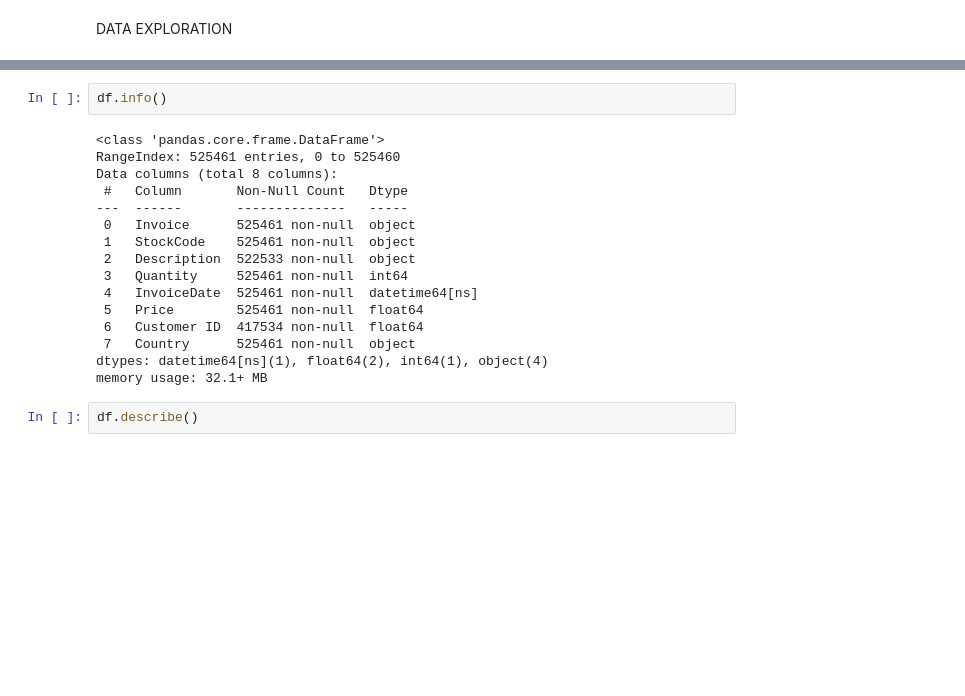
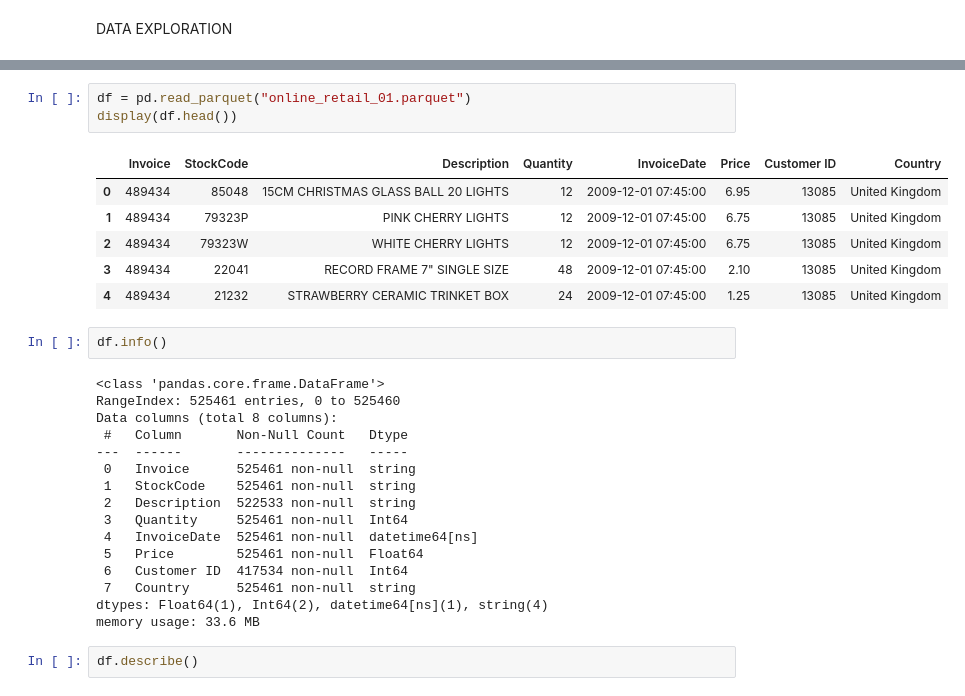
Before and after one commit to Subham-Panwar/Kmeans_clustering_project, a Jupyter notebook: main.ipynb, the cells around one changed output, grey strips where cells are left out. Cells and saved outputs as stored; diff of their text form; blank space fills up the shorter version.

```diff
--- a/main.ipynb
+++ b/main.ipynb
@@ -31,3 +45,13 @@ df.head(10)
+# %%
+df = pd.read_parquet("online_retail_01.parquet")
+display(df.head())
+# %% [output]
+|  | Invoice | StockCode | Description | Quantity | InvoiceDate | Price | Customer ID | Country |
+| 0 | 489434 | 85048 | 15CM CHRISTMAS GLASS BALL 20 LIGHTS | 12 | 2009-12-01 07:45:00 | 6.95 | 13085 | United Kingdom |
+| 1 | 489434 | 79323P | PINK CHERRY LIGHTS | 12 | 2009-12-01 07:45:00 | 6.75 | 13085 | United Kingdom |
+| 2 | 489434 | 79323W | WHITE CHERRY LIGHTS | 12 | 2009-12-01 07:45:00 | 6.75 | 13085 | United Kingdom |
+| 3 | 489434 | 22041 | RECORD FRAME 7" SINGLE SIZE | 48 | 2009-12-01 07:45:00 | 2.10 | 13085 | United Kingdom |
+| 4 | 489434 | 21232 | STRAWBERRY CERAMIC TRINKET BOX | 24 | 2009-12-01 07:45:00 | 1.25 | 13085 | United Kingdom |
 # %%
 df.info()
 # %% [output]
@@ -36,16 +60,16 @@ RangeIndex: 525461 entries, 0 to 525460
 Data columns (total 8 columns):
  #   Column       Non-Null Count   Dtype
 ---  ------       --------------   -----
- 0   Invoice      525461 non-null  object
- 1   StockCode    525461 non-null  object
- 2   Description  522533 non-null  object
- 3   Quantity     525461 non-null  int64
+ 0   Invoice      525461 non-null  string
+ 1   StockCode    525461 non-null  string
+ 2   Description  522533 non-null  string
+ 3   Quantity     525461 non-null  Int64
  4   InvoiceDate  525461 non-null  datetime64[ns]
- 5   Price        525461 non-null  float64
- 6   Customer ID  417534 non-null  float64
- 7   Country      525461 non-null  object
-dtypes: datetime64[ns](1), float64(2), int64(1), object(4)
-memory usage: 32.1+ MB
+ 5   Price        525461 non-null  Float64
+ 6   Customer ID  417534 non-null  Int64
+ 7   Country      525461 non-null  string
+dtypes: Float64(1), Int64(2), datetime64[ns](1), string(4)
+memory usage: 33.6 MB
 # %%
 df.describe()
 # %% [output]
```
Also changed, not shown: parts of 4 cells of this notebook.
